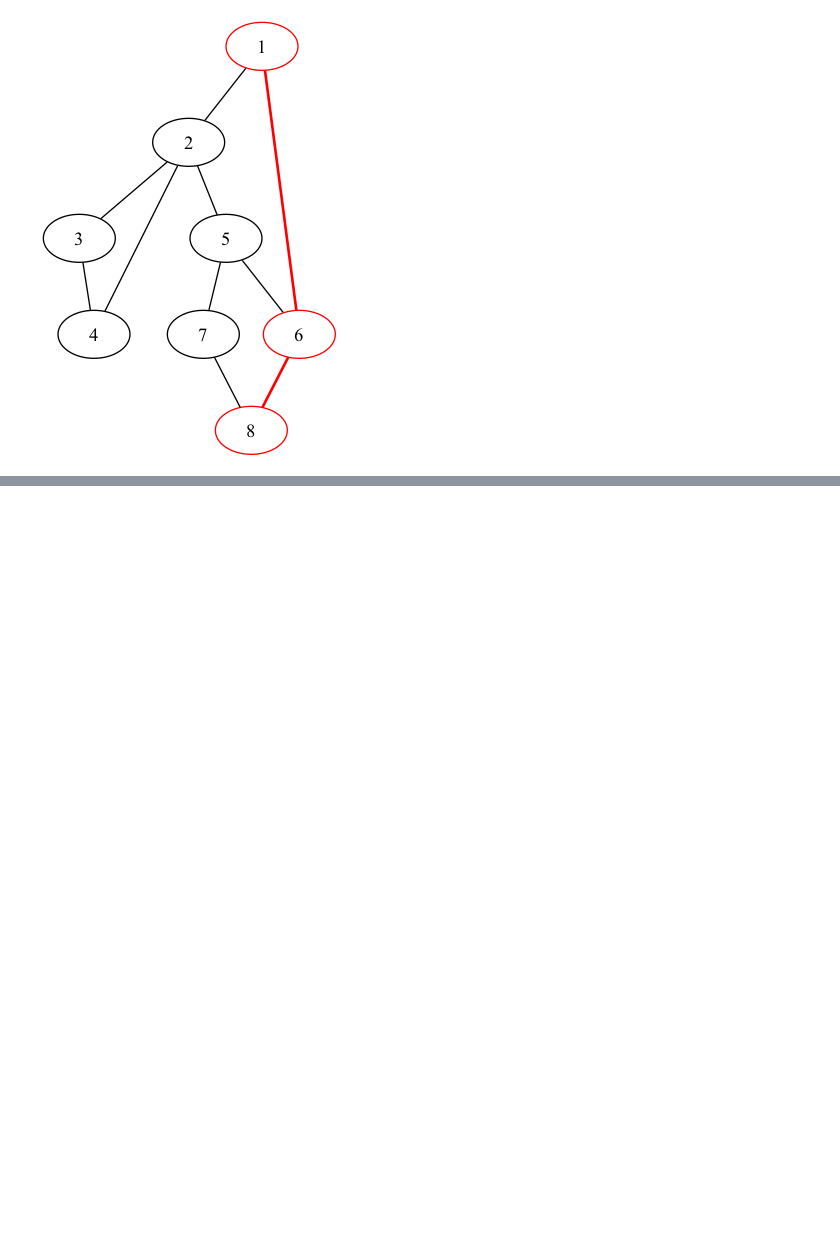
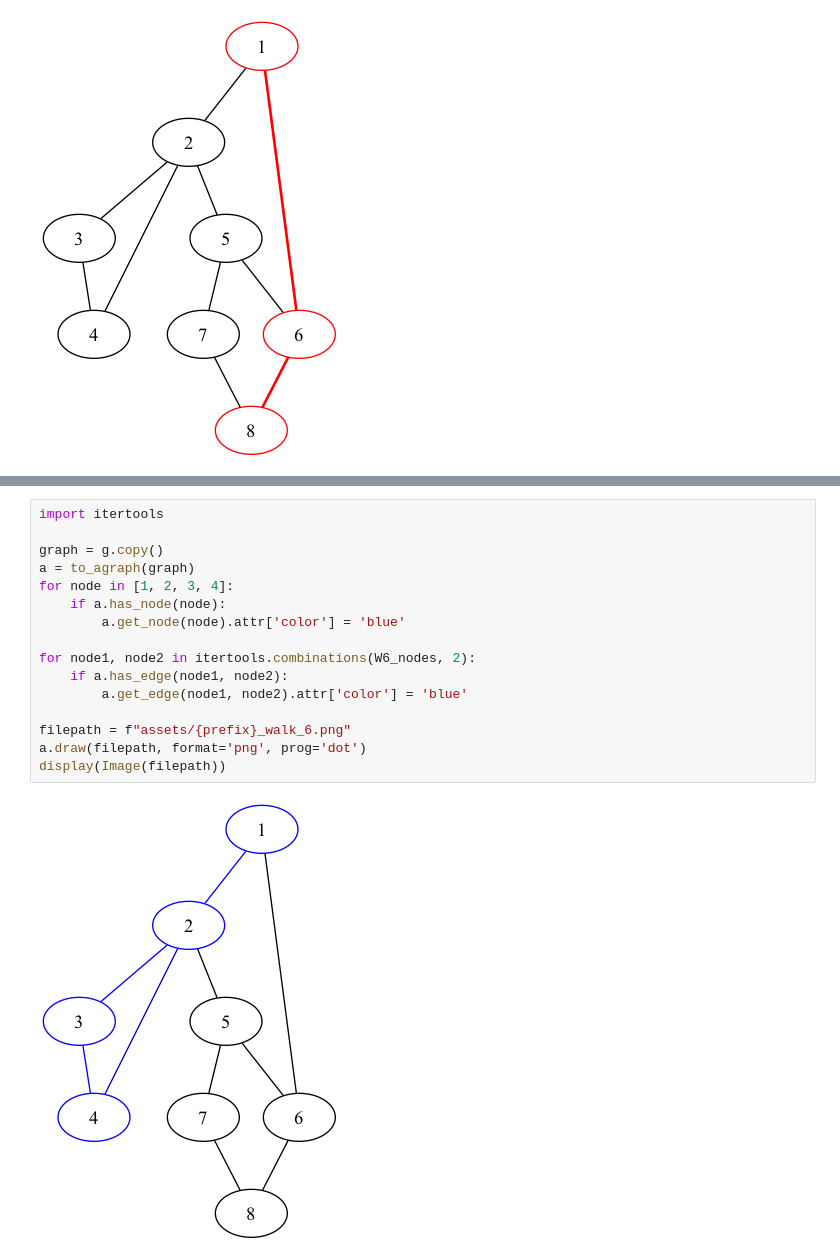
Before and after one commit to AstralJaeger-University/AMS4-UE01, a Jupyter notebook: notebook/aufgabe_03.ipynb, the cells around one changed output, grey strips where cells are left out. Cells and saved outputs as stored; diff of their text form; blank space fills up the shorter version.

```diff
--- a/notebook/aufgabe_03.ipynb
+++ b/notebook/aufgabe_03.ipynb
@@ -77,0 +138,18 @@ for idx, way in enumerate(ways, 1):
+# %%
+import itertools
+
+graph = g.copy()
+a = to_agraph(graph)
+for node in [1, 2, 3, 4]:
+    if a.has_node(node):
+        a.get_node(node).attr['color'] = 'blue'
+
+for node1, node2 in itertools.combinations(W6_nodes, 2):
+    if a.has_edge(node1, node2):
+        a.get_edge(node1, node2).attr['color'] = 'blue'
+
+filepath = f"assets/{prefix}_walk_6.png"
+a.draw(filepath, format='png', prog='dot')
+display(Image(filepath))
+# %% [output]
+[figure, added]
```
Also changed, not shown: parts of 1 cell of this notebook, 8 other files.
